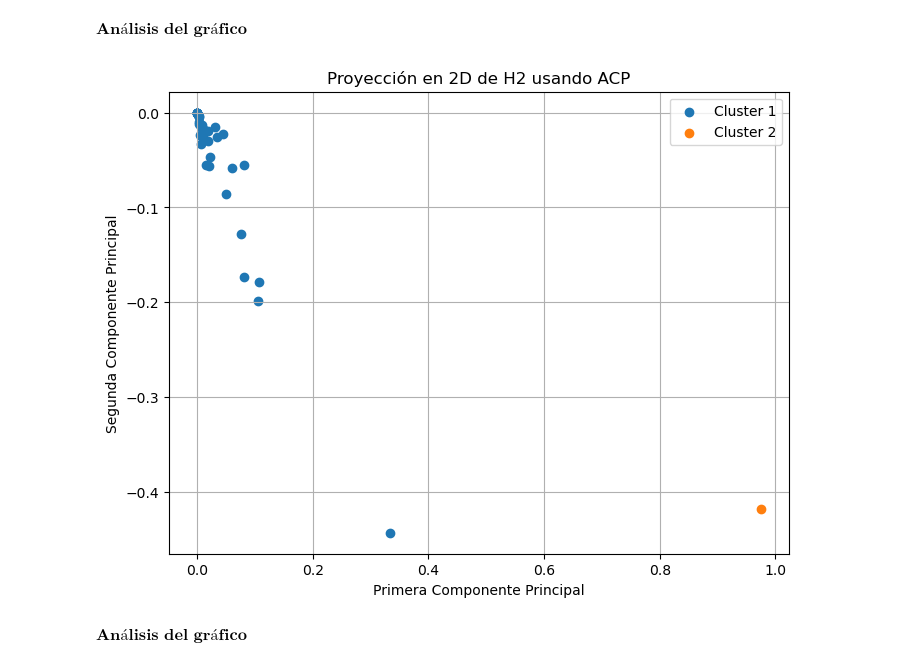
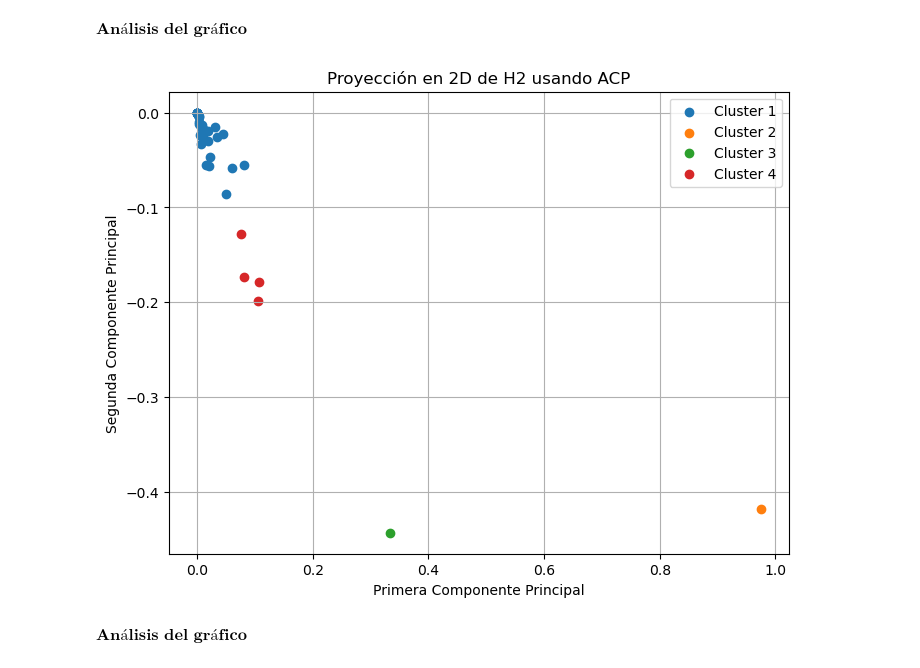
Before and after one commit to IMAbril/Matrices_Insumo-Producto, a Jupyter notebook: notebooks/TP2_resuelto.ipynb, the cells around one changed output. Cells and saved outputs as stored; diff of their text form; code cells hidden in the pictures.

```diff
--- a/notebooks/TP2_resuelto.ipynb
+++ b/notebooks/TP2_resuelto.ipynb
@@ -477,18 +481,19 @@ M = np.column_stack((v1,v2))
 # %% [markdown]
 Calculamos los puntos que resultan de proyectar las filas de $A^{rr}$ con la matriz, y los graficamos en un scatter de dos dimensiones:
 # %%
-proyecciones_Ap1 = A_p1p1 @ M
+proyecciones_Ap1 = A_p1p1  @ M
 
 #Usamos kmeans para visualizar 2 clusters
-kmeans = KMeans(n_clusters=2, random_state=0)
+kmeans = KMeans(n_clusters=4, random_state=0)
 kmeans.fit(proyecciones_Ap1)
 labels = kmeans.labels_
 
 plt.figure(figsize=(8, 6))
-for cluster in range(2):
+for cluster in range(4):
     plt.scatter(
         proyecciones_Ap1[labels == cluster, 0],
         proyecciones_Ap1[labels == cluster, 1],
+
         label=f'Cluster {cluster+1}'
     )
 
@@ -523,15 +528,15 @@ v2, lambda2 = metodo_potencia_hotelling(C_prima,0.99)
 
 M = np.column_stack((v1,v2))
 
-proyecciones_Ap2 = A_p2p2 @ M
+proyecciones_Ap2 = (A_p2p2-np.mean(A_p2p2,axis=0)) @ M
 
 #Usamos kmeans para visualizar 2 clusters
-kmeans = KMeans(n_clusters=2, random_state=0)
+kmeans = KMeans(n_clusters=4, random_state=0)
 kmeans.fit(proyecciones_Ap2)
 labels = kmeans.labels_
 
 plt.figure(figsize=(8, 6))
-for cluster in range(2):
+for cluster in range(4):
     plt.scatter(
         proyecciones_Ap2[labels == cluster, 0],
         proyecciones_Ap2[labels == cluster, 1],
@@ -587,15 +592,15 @@ v2, lambda2 = metodo_potencia_hotelling(C_prima,0.99)
 #Proyectamos los datos de H1 en las direcciones dadas por los avecs
 M = np.column_stack((v1,v2))
 
-proyecciones_H1 = H1 @ M
+proyecciones_H1 = (H1) @ M
 
-#Usamos kmeans para visualizar 2 clusters
-kmeans = KMeans(n_clusters=2, random_state=0)
+#Usamos kmeans para visualizar 4 clusters
+kmeans = KMeans(n_clusters=4, random_state=0)
 kmeans.fit(proyecciones_H1)
 labels = kmeans.labels_
 
 plt.figure(figsize=(8, 6))
-for cluster in range(2):
+for cluster in range(4):
     plt.scatter(
         proyecciones_H1[labels == cluster, 0],
         proyecciones_H1[labels == cluster, 1],
@@ -612,0 +618,14 @@ plt.show()
+# %%
+# Obtenemos a que cluster pertenece cada fila
+cluster_indices = {i: np.where(labels == i)[0] for i in range(4)}
+
+# Obtenemos la matriz insumo-producto del pais p1 con los nombres de sus sectores
+p1_df_sectores = df_con_sectores.loc[df_con_sectores['Country_iso3'] == p1]
+
+for cluster, filas in cluster_indices.items():
+    sectores = []
+    for fila in filas:
+        sector = p1_df_sectores.iloc[fila]["Sector"]
+        produccion = p1_df_sectores.iloc[fila]["Output"]
+        sectores.append({sector:produccion})
+    print(f"Sectores del cluster ${cluster + 1} : ${sectores}")
@@ -636,36 +660,36 @@ v1, lambda1 = metodo_potencia_hotelling(C,0.999)
 
 # Calculamos c'
 C_prima = C - lambda1 * v1 @ v1.transpose()
 
 # Obtenemos el segundo autovector y autovalor
 v2, lambda2 = metodo_potencia_hotelling(C_prima,0.99)
 
 #Proyectamos los datos de H1 en las direcciones dadas por los avecs
 M = np.column_stack((v1,v2))
 
 proyecciones_H2 = H2 @ M
 
 #Usamos kmeans para visualizar 2 clusters
-kmeans = KMeans(n_clusters=2, random_state=0)
+kmeans = KMeans(n_clusters=4, random_state=0)
 kmeans.fit(proyecciones_H2)
 labels = kmeans.labels_
 
 plt.figure(figsize=(8, 6))
-for cluster in range(2):
+for cluster in range(4):
     plt.scatter(
         proyecciones_H2[labels == cluster, 0],
         proyecciones_H2[labels == cluster, 1],
         label=f'Cluster {cluster+1}'
     )
 
 plt.title('Proyección en 2D de H2 usando ACP')
 plt.xlabel('Primera Componente Principal')
 plt.ylabel('Segunda Componente Principal')
 plt.legend()
 plt.grid(True)
 plt.show()
 # %% [output]
-[figure, old version]
+[figure, new version]
 # %% [markdown]
 $\textbf{Análisis del gráfico}$
 # %% [markdown]
```
Also changed, not shown: parts of 6 cells of this notebook.
